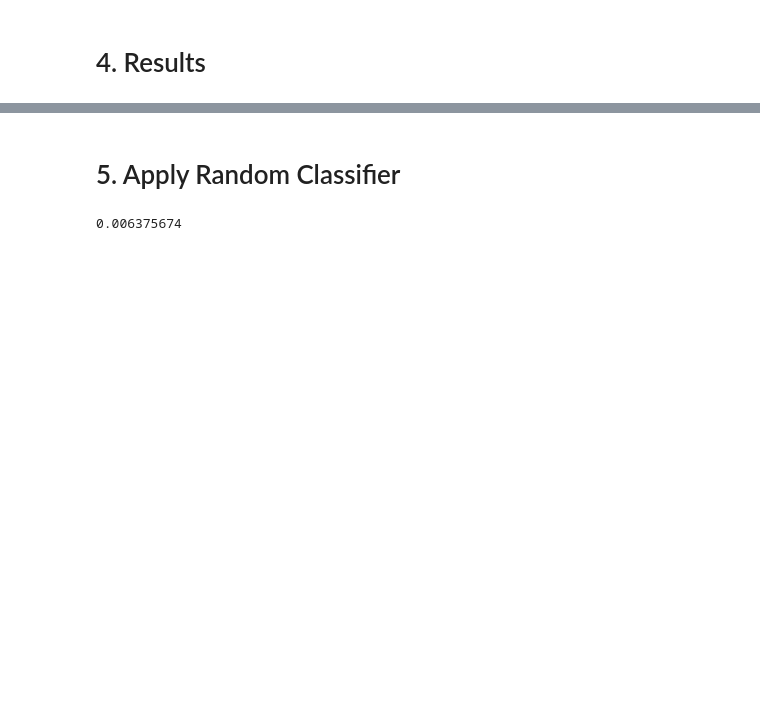
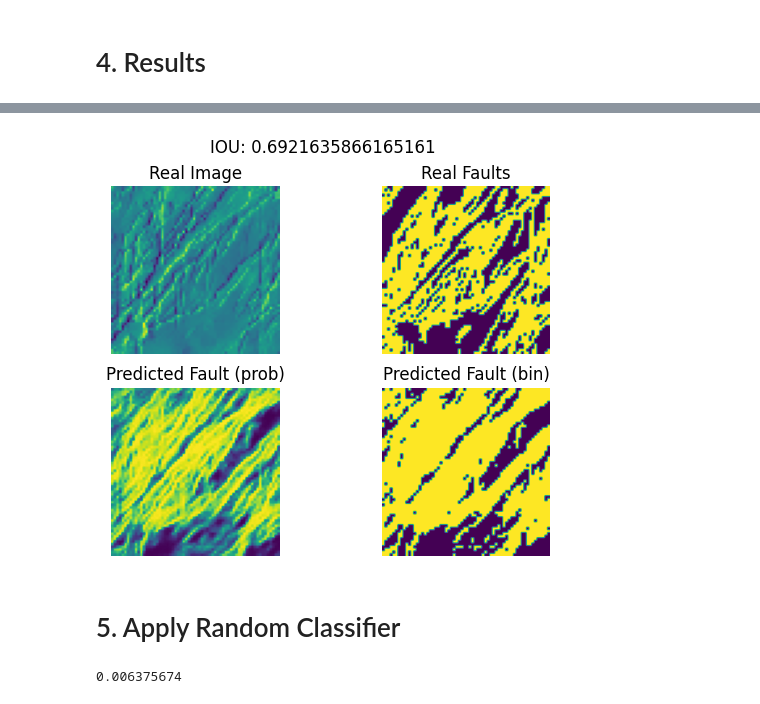
Before and after one commit to maisiemuir/mars-fault-detection, a Jupyter notebook: modelling/1_Modelling.ipynb, the cells around one changed output, grey strips where cells are left out. Drawn from its saved outputs; the diff is of its cells as text; code cells hidden in the pictures; blank space fills up the shorter version.

```diff
--- a/modelling/1_Modelling.ipynb
+++ b/modelling/1_Modelling.ipynb
@@ -285,0 +240,3 @@ get_model_results(model, training, 5)
+# %%
+get_model_results(model, val_data, 1)
+# %% [output]
@@ -286,3 +244,4 @@ get_model_results(model, training, 5)
+[figure, added]
 # %% [markdown]
 # 5. Apply Random Classifier
 # %%
```
Also changed, not shown: parts of 14 cells of this notebook, 1 other file.
